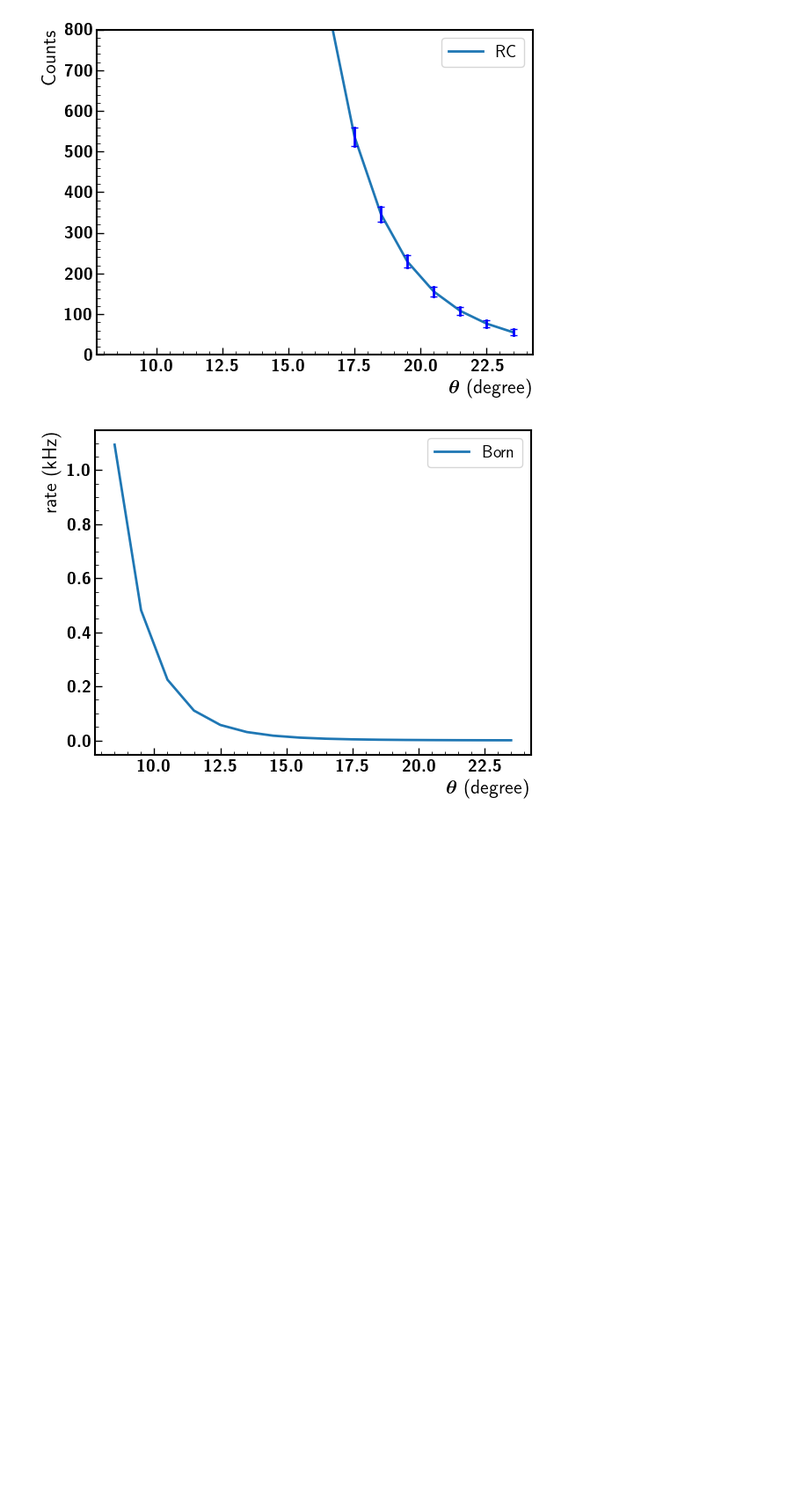
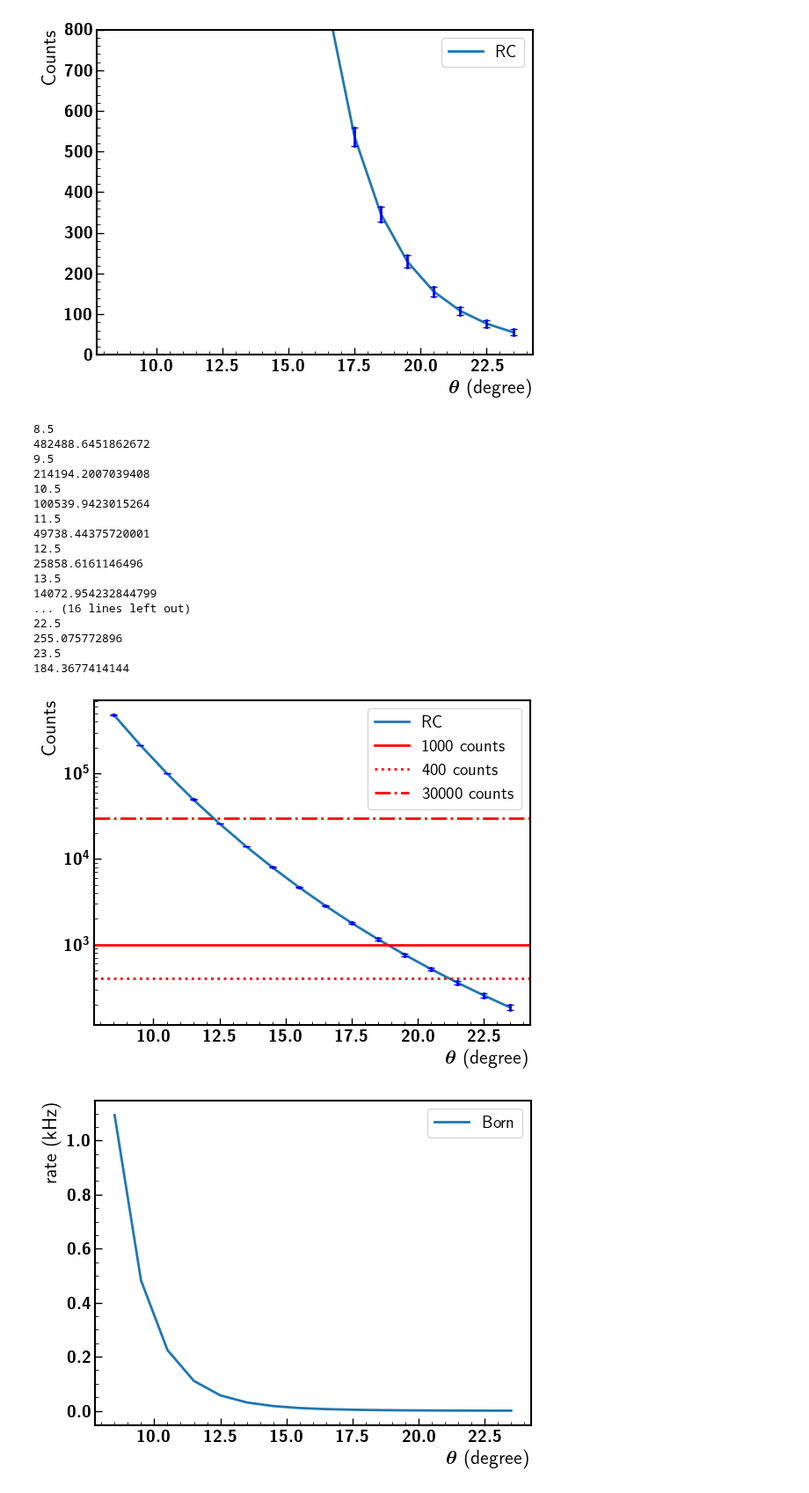
Before and after one commit to Mengzhendada/compare, a Jupyter notebook: Unpol_elastic.ipynb, the cells around one changed output. Shown at 88% size. Drawn from its saved outputs; the diff is of its cells as text; code cells hidden in the pictures; blank space fills up the shorter version.

```diff
--- a/Unpol_elastic.ipynb
+++ b/Unpol_elastic.ipynb
@@ -124,6 +184,52 @@ plt.savefig('../Proposals/Unpol_proposal/elastic_ep/Count_theta_full.pdf')
 23.5
 55.31032242432
 [figure]
+# %%
+fig = plt.figure()
+ax = fig.add_subplot()
+
+theta_rc = (df_rc_8['theta_min_deg'].astype(float)+df_rc_8['theta_max_deg'].astype(float))/2
+rate = (df_rc_8['xs_mubperstr'].astype(float))*(df_rc_8['angle_ster'].astype(float))*1e3*120*60*60
+plt.plot(theta_rc,rate,label='RC')
+
+#print(len(theta_rc))
+for i in range(len(theta_rc)):
+    theta = theta_rc.to_list()[i]
+    print(theta)
+    ratei = rate.to_list()[i]
+    print(ratei)
+    ax.plot([theta,theta],[ratei-math.sqrt(ratei),ratei+math.sqrt(ratei)],color='blue',marker='_')
+#plt.plot(theta_rc,1/np.sqrt(rate),'bo')
+
+#plt.xlim(14,22)
+#plt.ylim(0,800)
+plt.yscale('log')
+plt.axhline(y=1000,color='r',label='1000 counts')
+plt.axhline(y=400,color='r',linestyle=':',label='400 counts')
+plt.axhline(y=30000,color='r',linestyle='-.',label='30000 counts')
+plt.legend()
+plt.xlabel(r'$\theta$ (degree)')
+plt.ylabel(r'Counts')
+plt.savefig('../Proposals/Unpol_proposal/elastic_ep/Count_theta_full.pdf')
+# %% [output]
+8.5
+482488.6451862672
+9.5
+214194.2007039408
+10.5
+100539.9423015264
+11.5
+49738.44375720001
+12.5
+25858.6161146496
+13.5
+14072.954232844799
+... (16 lines left out)
+22.5
+255.075772896
+23.5
+184.3677414144
+[figure, added]
 # %%
 theta_born = (df_born_8['theta_min_deg'].astype(float)+df_born_8['theta_max_deg'].astype(float))/2
 rate_born = (df_born_8['xs_mubperstr'].astype(float))*(df_born_8['angle_ster'].astype(float))*1e3
```
Also changed, not shown: parts of 6 cells of this notebook, 2 other files.
